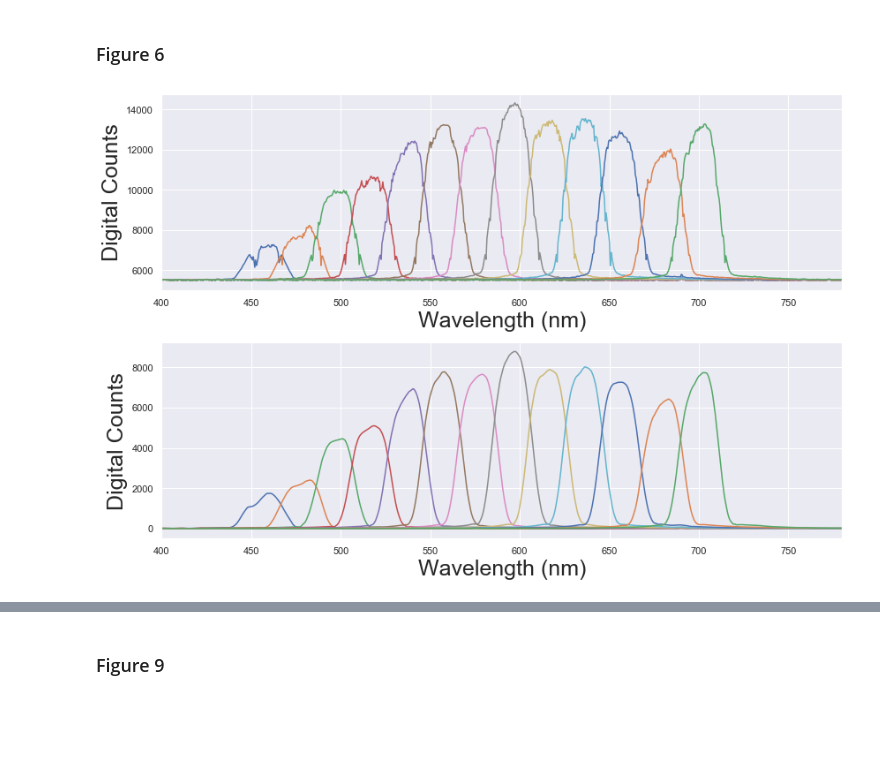
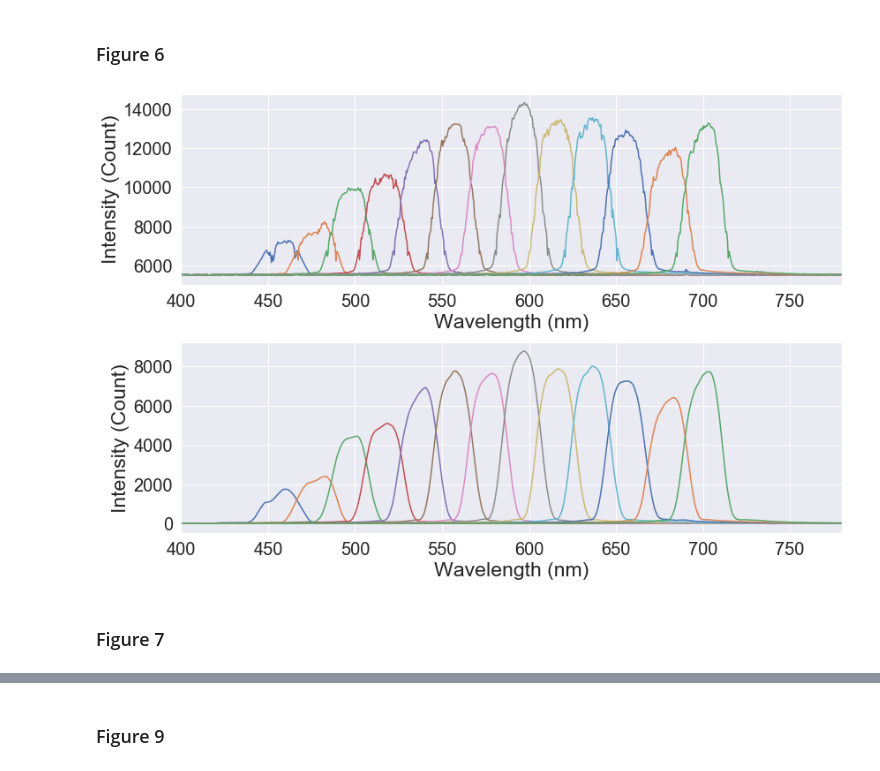
Before and after one commit to JerryLiuMY/OPMD, a Jupyter notebook: src/report.ipynb, the cells around one changed output, grey strips where cells are left out. Saved outputs shown, nothing was run; the diff lists cells and outputs as text; code cells hidden in the pictures; blank space fills up the shorter version.

```diff
--- a/src/report.ipynb
+++ b/src/report.ipynb
@@ -33,6 +14,5 @@ import numpy as np
 import seaborn as sns
 from analysis.tools import CHANNEL_5
 from analysis.tools import load_hdul, load_data
-from analysis.PTC import run_PTC
+
 from analysis.correlation import run_correlation
-sns.set()
@@ -112,10 +21,16 @@ strong multicollinearity or other numerical problems.
 # %% [markdown]
 ### Setup
 # %%
+import os
+import pickle
+import numpy as np
 import matplotlib.pyplot as plt
 import seaborn as sns
 import matplotlib.gridspec as gridspec
+from mpl_toolkits.mplot3d import Axes3D
 sns.set()
-plt.rc('axes', titlesize=20)
+plt.rc('legend', fontsize=14)
 plt.rc('axes', labelsize=20)
-plt.rc('legend', fontsize=14)
+plt.rc('xtick', labelsize=20)
+plt.rc('ytick', labelsize=20)
+dt = '/Users/mingyu/Desktop/'
@@ -125,0 +44,10 @@ from analysis.correction import remove_baseline, smooth_spectrum
+# %%
+with open('/Users/mingyu/Desktop/OPMD_Mingyu/results/calibration/powermeter/experiment_3/20200325-051847_wl-556.pkl', 'rb') as handle:
+    content = pickle.load(handle)
+dictionary, df = build(measured_power_trials=content['measured_power_trials'],
+                       ambient_power_trials=content['ambient_power_trials'],
+                       second_trials=content['second_trials'],
+                       wl=content['wl'],
+                       actualwl=content['actualwl'],
+                       trials=content['trials'],
+                       pause=content['pause'])
@@ -126,20 +64,26 @@ from analysis.correction import remove_baseline, smooth_spectrum
 # %% [markdown]
 ### Figure 6
+# %%
+plt.rc('axes', labelsize=20)
+with open('/Users/mingyu/Desktop/OPMD_Mingyu/results/experiment/photometry/experiment_1/20200204-171915.pkl', 'rb') as handle:
+    content = pickle.load(handle)
 # %%
-plt.rc('axes', labelsize=25)
-with open('/Users/mingyu/Desktop/OPMD_Mingyu/results/experiment/photometry/experiment_1/20200204-171915.pkl', 'rb') as handle:
-    content = pickle.load(handle)
-figure, axes = plt.subplots(2, 1, figsize=(12, 8))
+plt.rc('axes', labelsize=23)
+fig, axes = plt.subplots(2, 1, figsize=(12, 8))
 for i in range(np.shape(content['specwls'])[0]):
     specwl, spec = smooth_spectrum(content['specwls'][i], remove_baseline(content['specs'][i], implementation=0), out=True)
     axes[0].plot(content['specwls'][i], content['specs'][i])
     axes[1].plot(specwl, spec)
 axes[0].set_xlim(400, 780)
 axes[0].set_xlabel('Wavelength (nm)')
-axes[0].set_ylabel('Digital Counts')
+axes[0].set_ylabel('Intensity (Count)')
 axes[1].set_xlim(400, 780)
 axes[1].set_xlabel('Wavelength (nm)')
-axes[1].set_ylabel('Digital Counts')
+axes[1].set_ylabel('Intensity (Count)')
+axes[1].ticklabel_format(axis='both', style='scientific')
 plt.tight_layout()
+fig.savefig(os.path.join(dt, 'smooth.pdf'), format='pdf')
 # %% [output]
-[figure, old version]
+[figure, new version]
+# %% [markdown]
+### Figure 7
```
Also changed, not shown: parts of 34 cells of this notebook, 14 other files.
